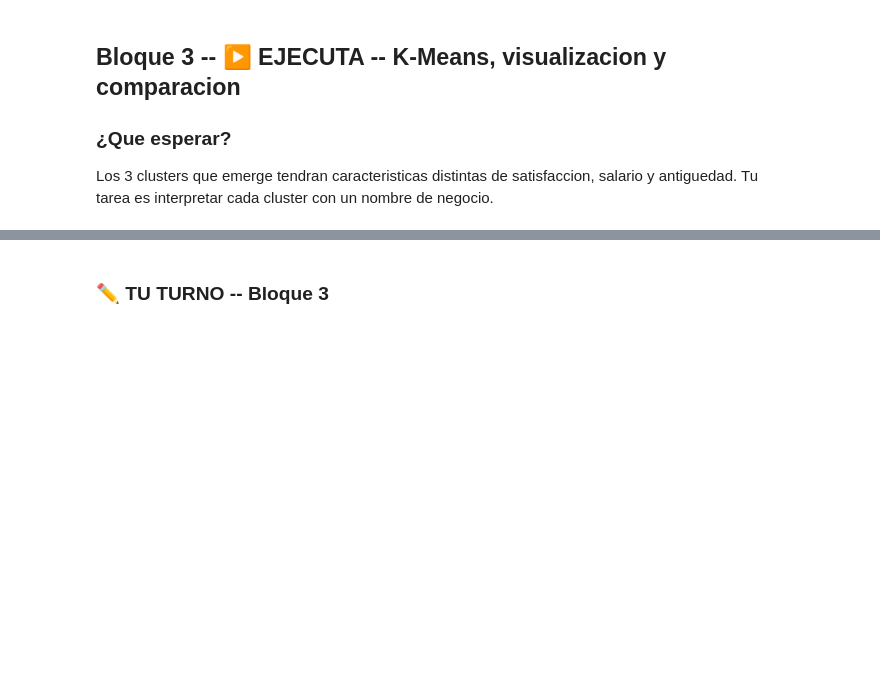
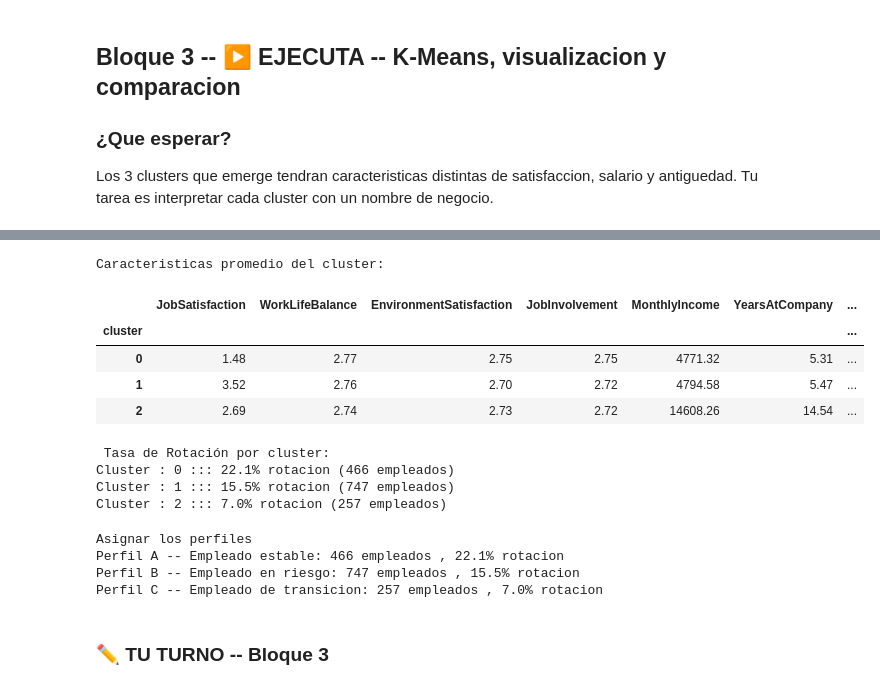
Before and after one commit to demonassit/CursoMLJMG2026, a Jupyter notebook: Visualización/Sesion06/S6_ML_NoSupervisado_Estudiante.ipynb, the cells around one changed output, grey strips where cells are left out. Saved outputs shown, nothing was run; the diff lists cells and outputs as text; code cells hidden in the pictures; blank space fills up the shorter version.

```diff
--- a/Visualización/Sesion06/S6_ML_NoSupervisado_Estudiante.ipynb
+++ b/Visualización/Sesion06/S6_ML_NoSupervisado_Estudiante.ipynb
@@ -153,3 +254,17 @@ Los 3 clusters que emerge tendran caracteristicas distintas de satisfaccion,
 salario y antiguedad. Tu tarea es interpretar cada cluster con un nombre de negocio.
 # %%
 # ── ENTRENAR K-MEANS CON k=3 ────────────────────────────────
+
+k_optimo=3
+
+km_final = KMeans(n_clusters=k_optimo, random_state=42, n_init=10)
+km_final.fit(X_scaler)
+
+df_cluster = df[features_km].copy()
+df_cluster['cluster'] = km_final.labels_
+df_cluster['EmployeeNumber'] = df['EmployeeNumber'].values
+df_cluster['Attrition'] = df['Attrition'].values
+
+print(f"KM entrenado con k:{k_optimo}")
+print(f"Distribución de empleados por cluster")
+print(df_cluster['cluster'].value_counts().sort_index())
@@ -156,8 +279,30 @@ salario y antiguedad. Tu tarea es interpretar cada cluster con un nombre de nego
 # %%
+from IPython.display import display
+
 # ── CARACTERISTICAS MEDIAS POR CLUSTER ──────────────────────
-
+medias = df_cluster.groupby('cluster')[features_km].mean().round(2)
+print("Caracteristicas promedio del cluster: ")
+display(medias)
 
 # Tasa de rotacion real por cluster
+print("\n Tasa de Rotación por cluster: ")
+rot_cluster = df_cluster.groupby('cluster')['Attrition'].apply(
+    lambda x: f"{(x=='Yes').mean()*100:.1f}%"
+)
+for cluster, tasa in rot_cluster.items():
+    n = (df_cluster['cluster'] == cluster).sum()
+    print(f"Cluster : {cluster} ::: {tasa} rotacion ({n} empleados)")
+# %% [output]
+Caracteristicas promedio del cluster:
+|  | JobSatisfaction | WorkLifeBalance | EnvironmentSatisfaction | JobInvolvement | MonthlyIncome | YearsAtCompany | ... |
+| cluster |  |  |  |  |  |  | ... |
+| 0 | 1.48 | 2.77 | 2.75 | 2.75 | 4771.32 | 5.31 | ... |
+| 1 | 3.52 | 2.76 | 2.70 | 2.72 | 4794.58 | 5.47 | ... |
+| 2 | 2.69 | 2.74 | 2.73 | 2.72 | 14608.26 | 14.54 | ... |
+ Tasa de Rotación por cluster:
+Cluster : 0 ::: 22.1% rotacion (466 empleados)
+Cluster : 1 ::: 15.5% rotacion (747 empleados)
+Cluster : 2 ::: 7.0% rotacion (257 empleados)
 # %%
 # ── NOMBRAR LOS CLUSTERS CON LOGICA DE NEGOCIO ───────────────
 # Basado en las caracteristicas medias, asignamos nombres
@@ -170,6 +315,18 @@ nombres_cluster = {
 }
 # NOTA: los clusters pueden aparecer en diferente orden en cada ejecucion.
 # Revisar las medias de arriba y reasignar si es necesario.
+df_cluster['perfil'] = df_cluster['cluster'].map(nombres_cluster)
+print("Asignar los perfiles")
+
+for k, nombre in nombres_cluster.items():
+    sub = df_cluster[df_cluster['cluster']==k]
+    rot = (sub['Attrition']=='Yes').mean()*100
+    print(f"{nombre}: {len(sub)} empleados , {rot:.1f}% rotacion")
+# %% [output]
+Asignar los perfiles
+Perfil A -- Empleado estable: 466 empleados , 22.1% rotacion
+Perfil B -- Empleado en riesgo: 747 empleados , 15.5% rotacion
+Perfil C -- Empleado de transicion: 257 empleados , 7.0% rotacion
 # %%
 # ── VISUALIZACION CON PCA ────────────────────────────────────
 # PCA reduce las 7 dimensiones a 2 para poder graficar
```
Also changed, not shown: parts of 8 cells of this notebook, 9 other files.
